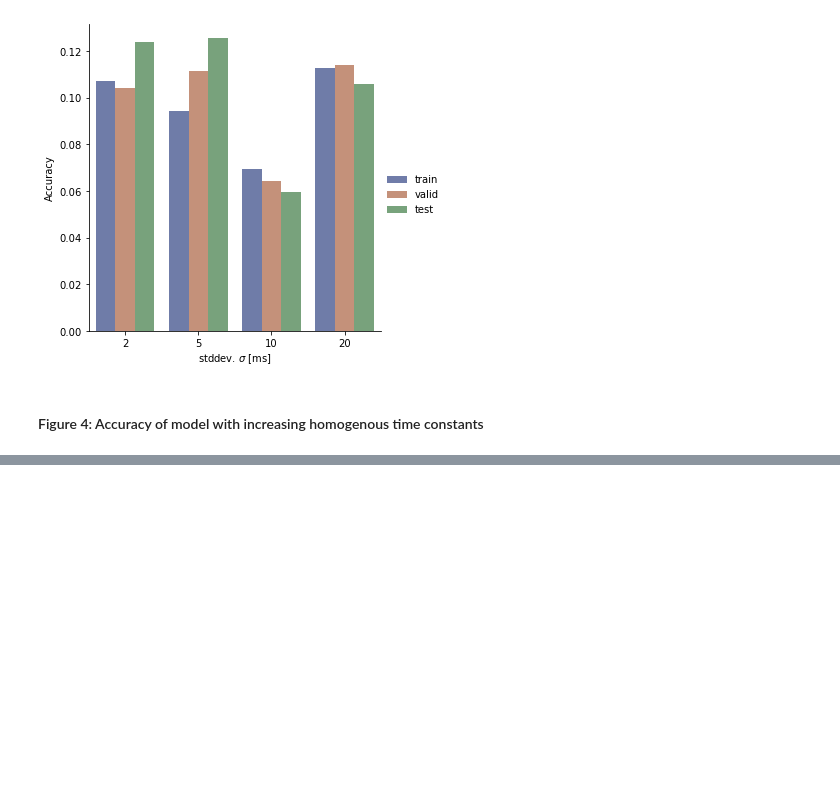
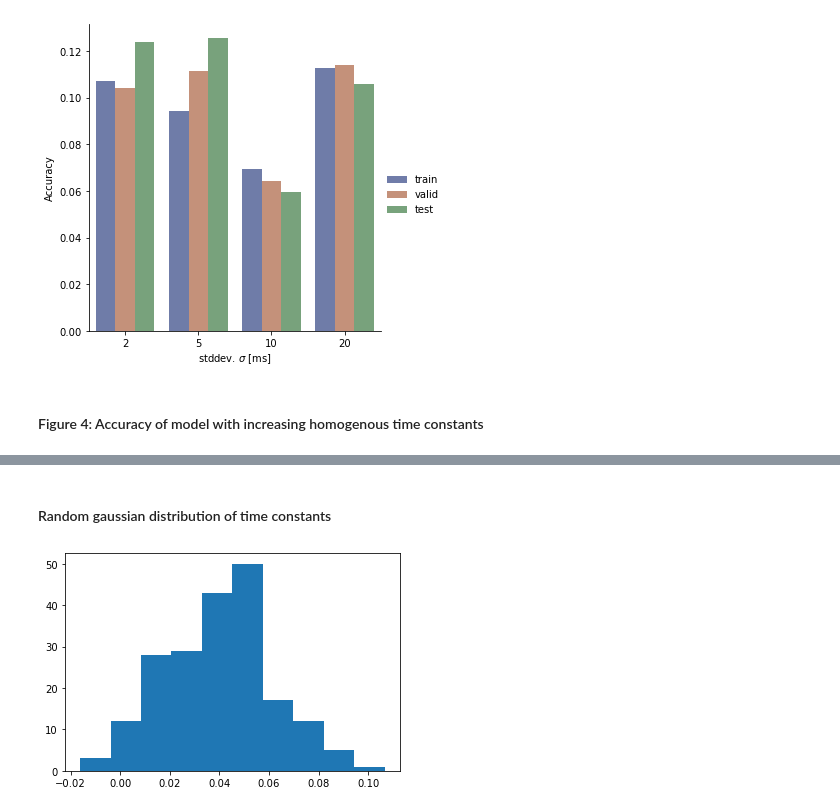
Before and after one commit to peterrayshen/syde552-project, a Jupyter notebook: plots.ipynb, the cells around one changed output, grey strips where cells are left out. Saved outputs shown, nothing was run; the diff lists cells and outputs as text; code cells hidden in the pictures; blank space fills up the shorter version.

```diff
--- a/plots.ipynb
+++ b/plots.ipynb
@@ -94,0 +105,8 @@ plt.show()
+# %% [markdown]
+#### Random gaussian distribution of time constants
+# %%
+plt.figure()
+plt.hist(res_gauss_tau[3]['gen_distribution_tau'][0])
+plt.show()
+# %% [output]
+[figure, added]
```
Also changed, not shown: parts of 7 cells of this notebook, 1 other file.
